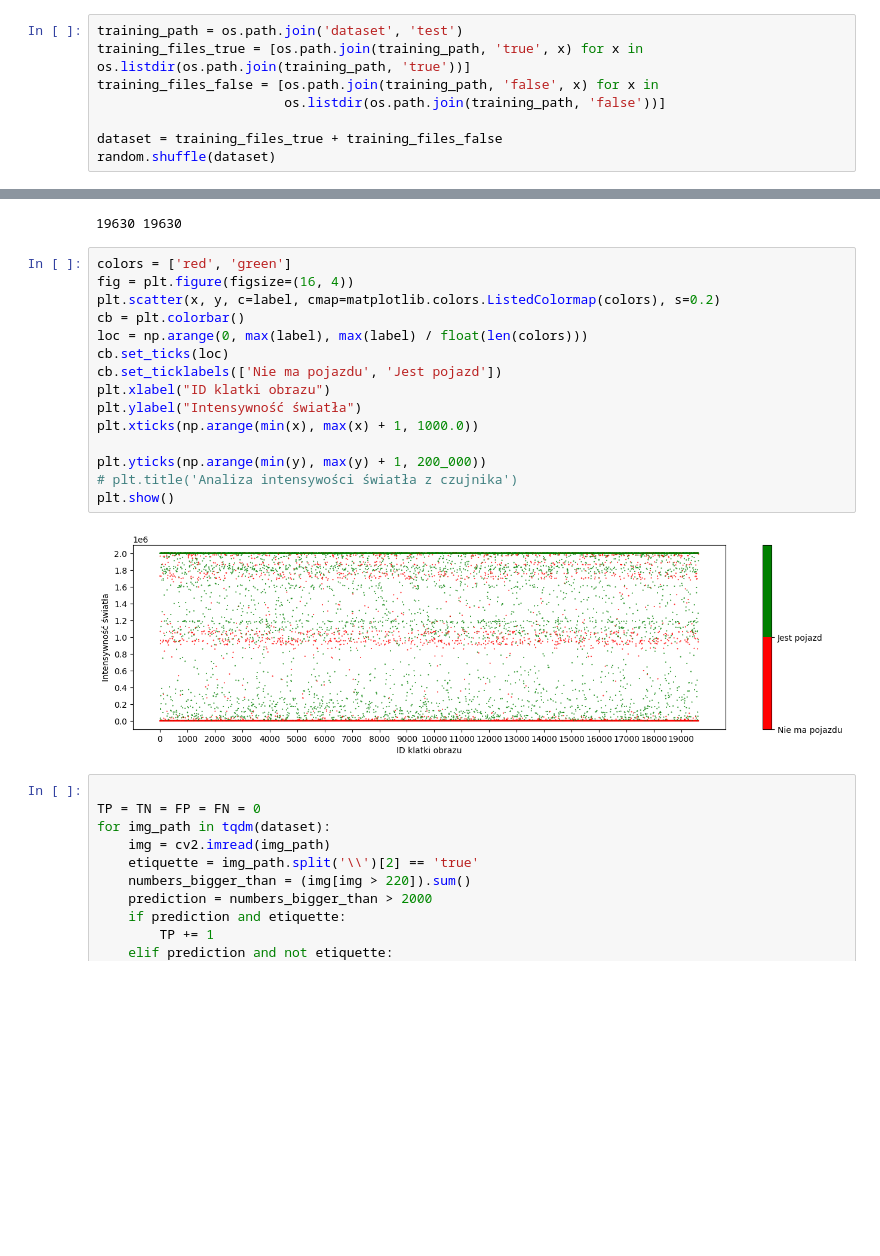
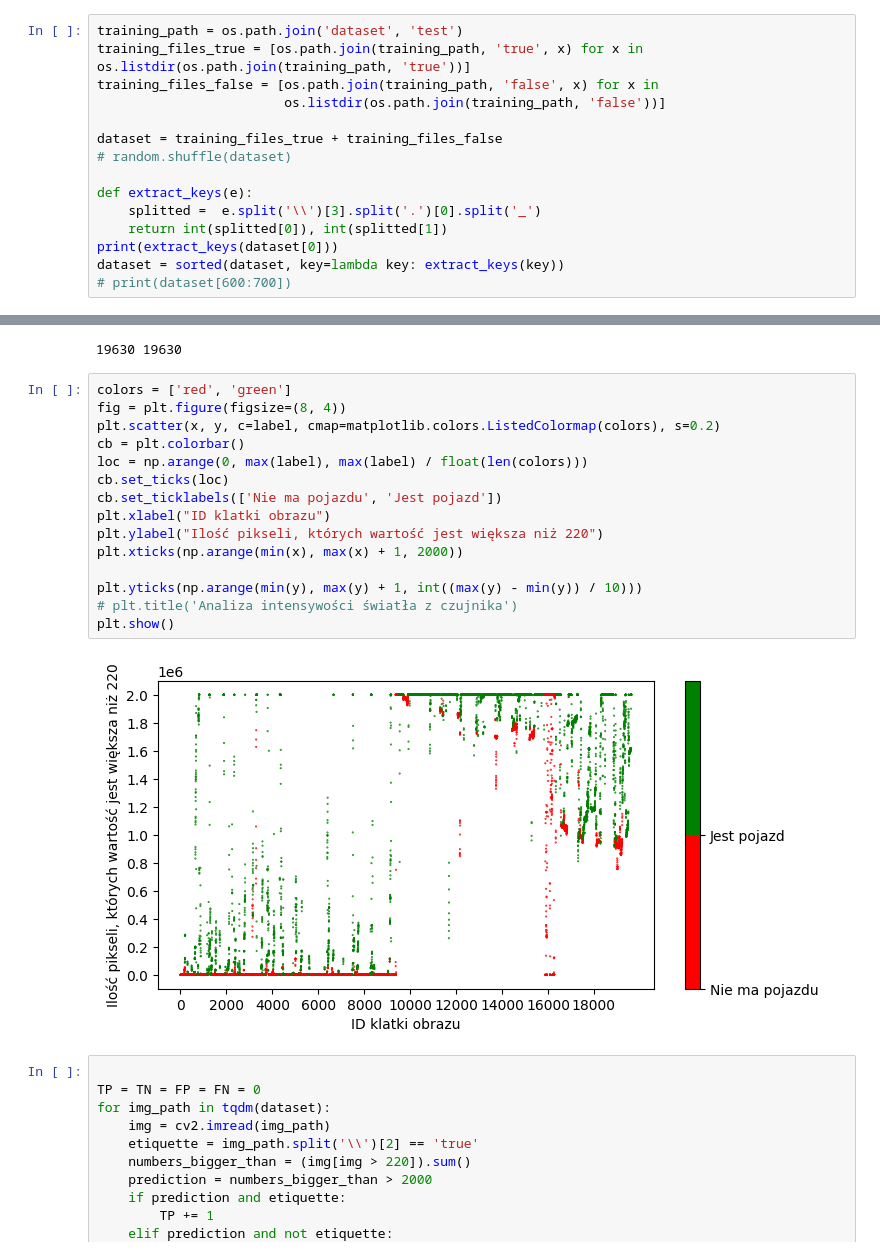
Before and after one commit to panjacob/A-study-of-nighttime-vehicle-detection-algorithms, a Jupyter notebook: Recordings2/8_average_brightness.ipynb, the cells around one changed output, grey strips where cells are left out. Saved outputs shown, nothing was run; the diff lists cells and outputs as text; blank space fills up the shorter version.

```diff
--- a/Recordings2/8_average_brightness.ipynb
+++ b/Recordings2/8_average_brightness.ipynb
@@ -14,4 +14,11 @@ training_files_false = [os.path.join(training_path, 'false', x) for x in
                         os.listdir(os.path.join(training_path, 'false'))]
 
 dataset = training_files_true + training_files_false
-random.shuffle(dataset)
+# random.shuffle(dataset)
+
+def extract_keys(e):
+    splitted =  e.split('\\')[3].split('.')[0].split('_')
+    return int(splitted[0]), int(splitted[1])
+print(extract_keys(dataset[0]))
+dataset = sorted(dataset, key=lambda key: extract_keys(key))
+# print(dataset[600:700])
@@ -33,21 +42,21 @@ print(len(x), len(y))
 19630 19630
 # %%
 colors = ['red', 'green']
-fig = plt.figure(figsize=(16, 4))
+fig = plt.figure(figsize=(8, 4))
 plt.scatter(x, y, c=label, cmap=matplotlib.colors.ListedColormap(colors), s=0.2)
 cb = plt.colorbar()
 loc = np.arange(0, max(label), max(label) / float(len(colors)))
 cb.set_ticks(loc)
 cb.set_ticklabels(['Nie ma pojazdu', 'Jest pojazd'])
 plt.xlabel("ID klatki obrazu")
-plt.ylabel("Intensywność światła")
-plt.xticks(np.arange(min(x), max(x) + 1, 1000.0))
+plt.ylabel("Ilość pikseli, których wartość jest większa niż 220")
+plt.xticks(np.arange(min(x), max(x) + 1, 2000))
 
-plt.yticks(np.arange(min(y), max(y) + 1, 200_000))
+plt.yticks(np.arange(min(y), max(y) + 1, int((max(y) - min(y)) / 10)))
 # plt.title('Analiza intensywości światła z czujnika')
 plt.show()
 # %% [output]
-[figure, old version]
+[figure, new version]
 # %%
 
 TP = TN = FP = FN = 0
```
Also changed, not shown: parts of 5 cells of this notebook, 1 other file.
